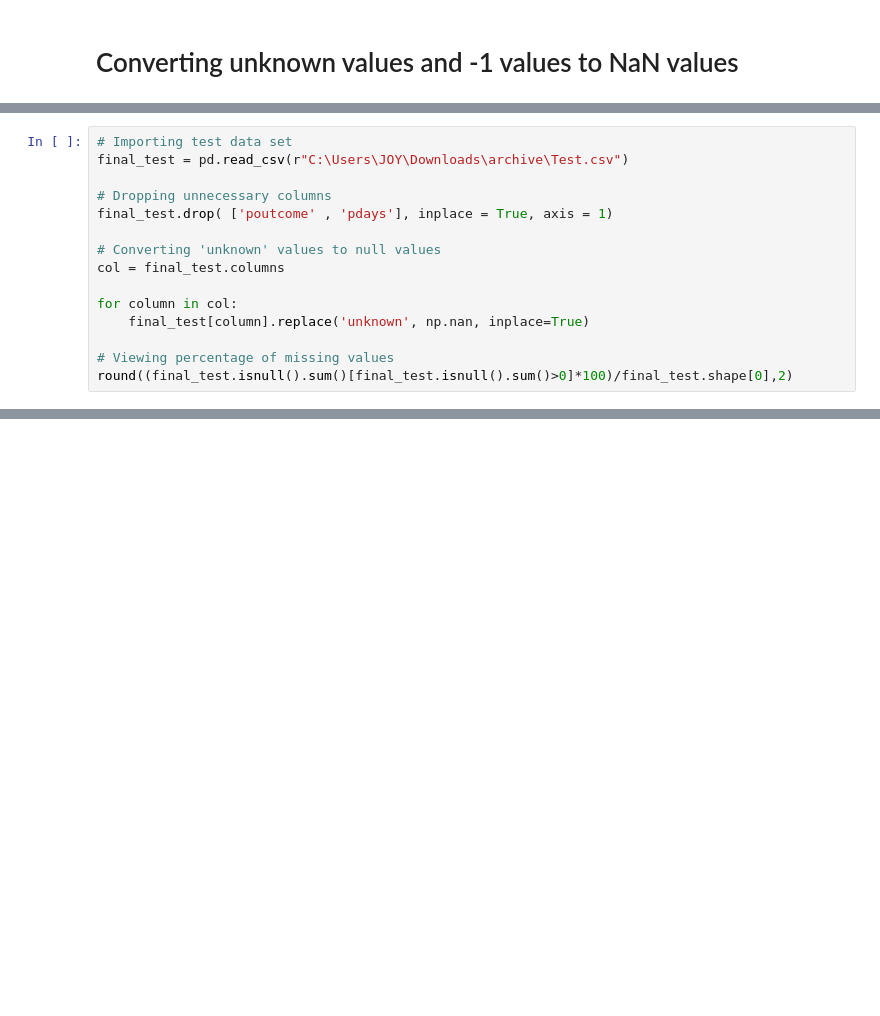
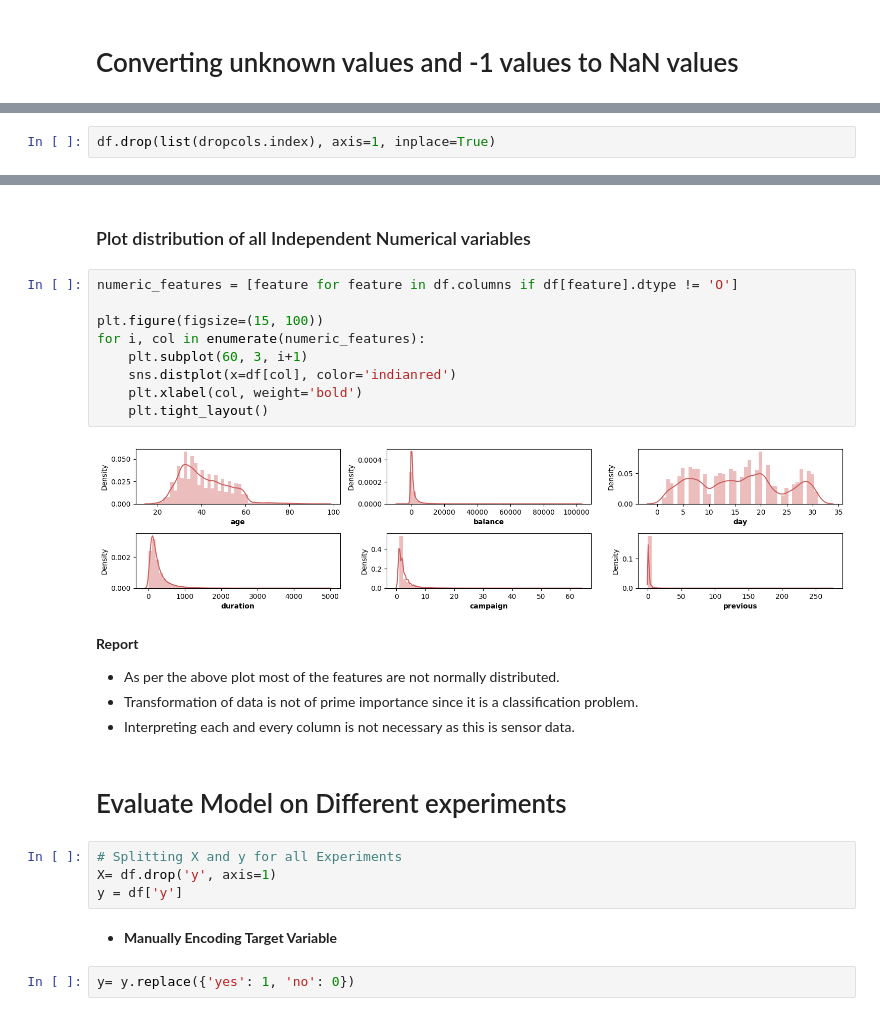
Before and after one commit to Jatindra23/bank_deposit_prediction, a Jupyter notebook: bankEDA.ipynb, the cells around one changed output, grey strips where cells are left out. Drawn from its saved outputs; the diff is of its cells as text; blank space fills up the shorter version.

```diff
--- a/bankEDA.ipynb
+++ b/bankEDA.ipynb
@@ -1008,15 +138,0 @@ weighted avg       0.89      0.81      0.84     11303
-# %%
-# Importing test data set
-final_test = pd.read_csv(r"C:\Users\JOY\Downloads\archive\Test.csv")
-
-# Dropping unnecessary columns
-final_test.drop( ['poutcome' , 'pdays'], inplace = True, axis = 1)
-
-# Converting 'unknown' values to null values
-col = final_test.columns
-
-for column in col:
-    final_test[column].replace('unknown', np.nan, inplace=True)
-
-# Viewing percentage of missing values
-round((final_test.isnull().sum()[final_test.isnull().sum()>0]*100)/final_test.shape[0],2)
@@ -1125,0 +159,2 @@ array([[3260,  740],
+# %%
+df.drop(list(dropcols.index), axis=1, inplace=True)
@@ -1125,0 +276,28 @@ array([[3260,  740],
+# %% [markdown]
+### Plot  distribution of all Independent Numerical variables
+# %%
+numeric_features = [feature for feature in df.columns if df[feature].dtype != 'O']
+
+plt.figure(figsize=(15, 100))
+for i, col in enumerate(numeric_features):
+    plt.subplot(60, 3, i+1)
+    sns.distplot(x=df[col], color='indianred')
+    plt.xlabel(col, weight='bold')
+    plt.tight_layout()
+# %% [output]
+[figure, added]
+# %% [markdown]
+**Report**
+- As per the above plot most of the features are not normally distributed.
+- Transformation of data is not of prime importance since it is a classification problem.
+- Interpreting each and every column is not necessary as this is sensor data.
+# %% [markdown]
+# Evaluate Model on Different experiments
+# %%
+# Splitting X and y for all Experiments
+X= df.drop('y', axis=1)
+y = df['y']
+# %% [markdown]
+- **Manually Encoding Target Variable**
+# %%
+y= y.replace({'yes': 1, 'no': 0})
```
Also changed, not shown: parts of 120 cells of this notebook, 12 other files.
